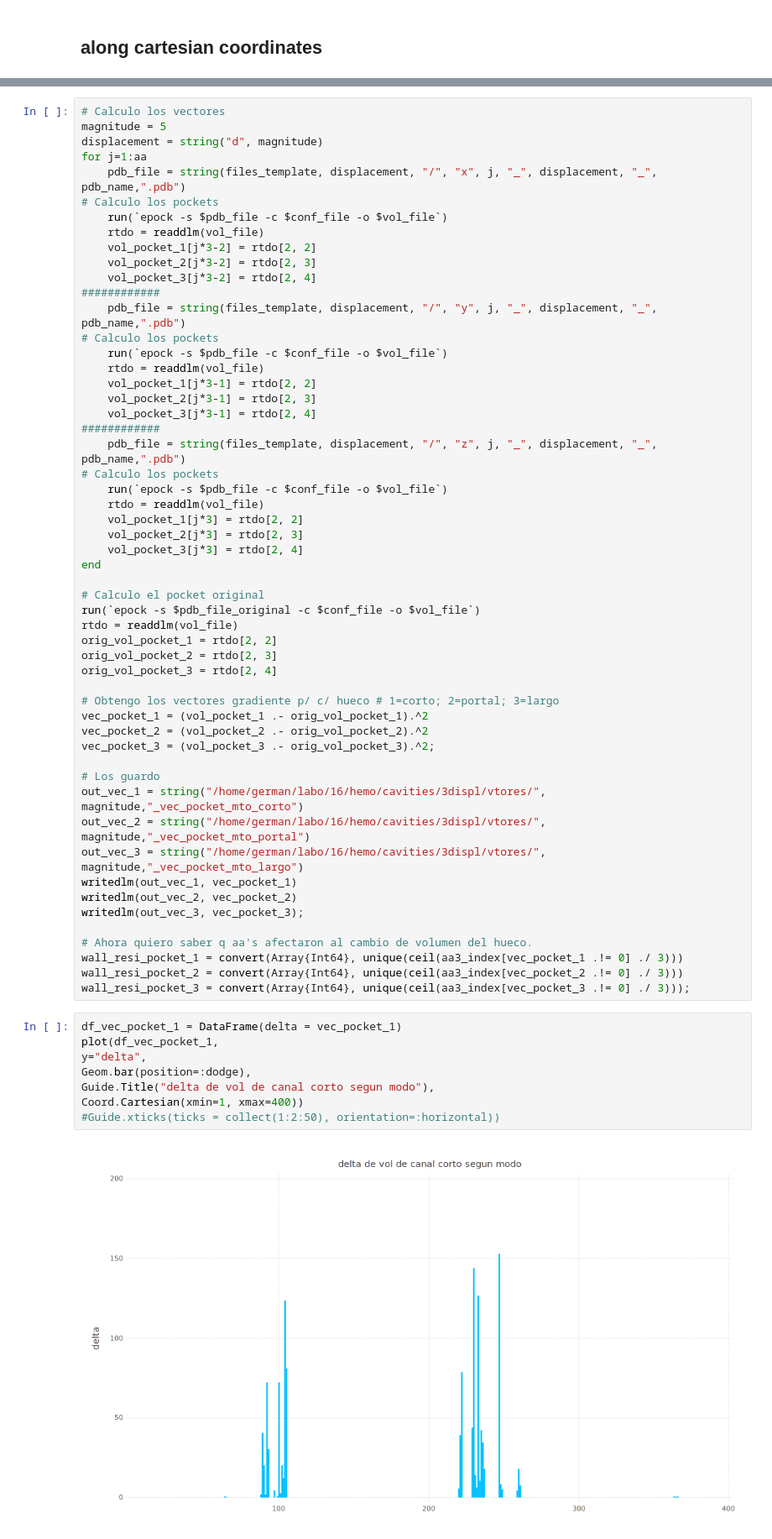
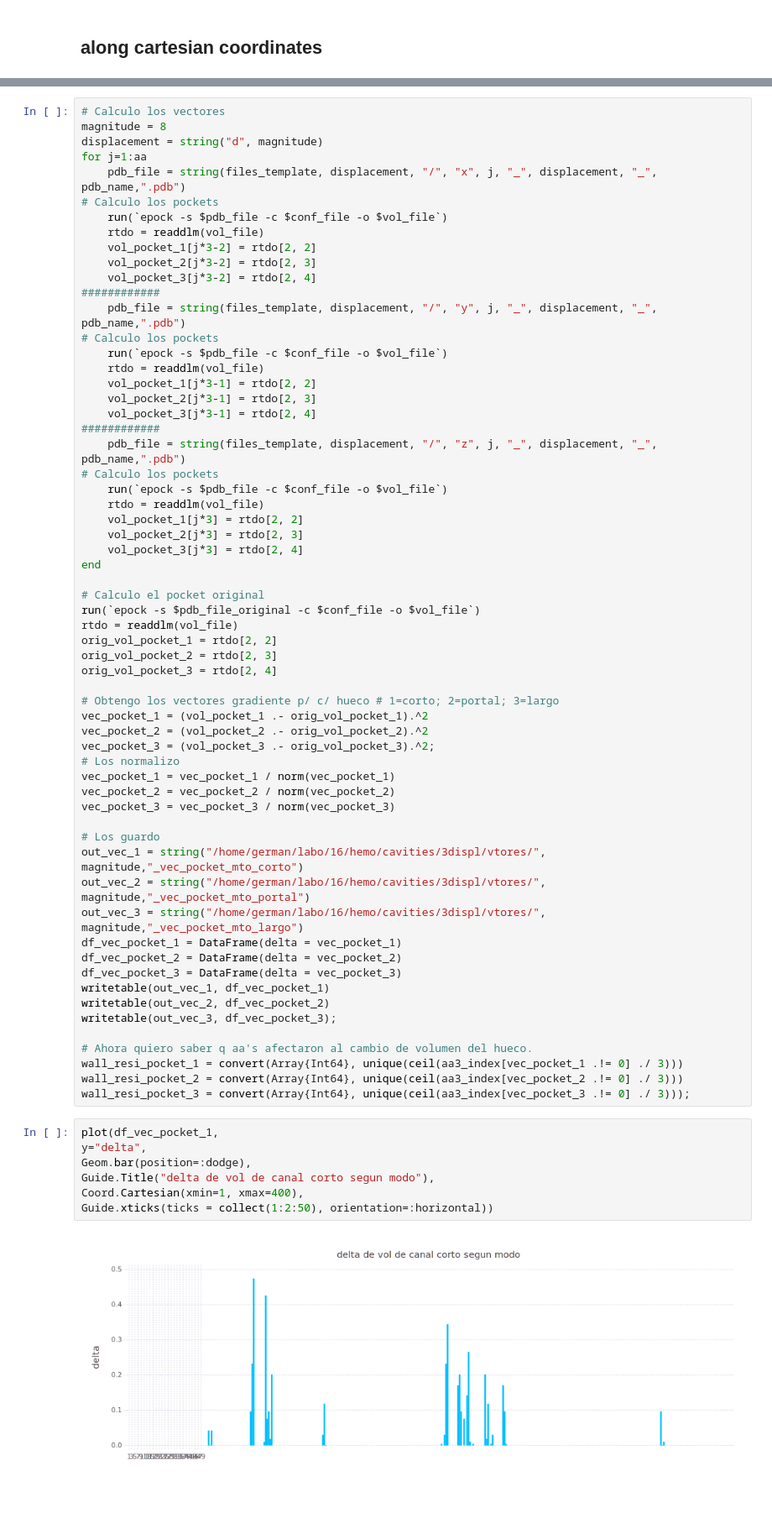
Before and after one commit to pgbarletta/hemo, a Jupyter notebook: src/gradient.ipynb, the cells around one changed output, grey strips where cells are left out. Shown at 84% size. Drawn from its saved outputs; the diff is of its cells as text; blank space fills up the shorter version.

```diff
--- a/src/gradient.ipynb
+++ b/src/gradient.ipynb
@@ -286,7 +333,7 @@ for magnitude in [1 3 5 8]
 end
 # %%
 # Calculo los vectores
-magnitude = 5
+magnitude = 8
 displacement = string("d", magnitude)
 for j=1:aa
     pdb_file = string(files_template, displacement, "/", "x", j, "_", displacement, "_", pdb_name,".pdb")
@@ -325,27 +372,33 @@ orig_vol_pocket_3 = rtdo[2, 4]
 vec_pocket_1 = (vol_pocket_1 .- orig_vol_pocket_1).^2
 vec_pocket_2 = (vol_pocket_2 .- orig_vol_pocket_2).^2
 vec_pocket_3 = (vol_pocket_3 .- orig_vol_pocket_3).^2;
+# Los normalizo
+vec_pocket_1 = vec_pocket_1 / norm(vec_pocket_1)
+vec_pocket_2 = vec_pocket_2 / norm(vec_pocket_2)
+vec_pocket_3 = vec_pocket_3 / norm(vec_pocket_3)
 
 # Los guardo
 out_vec_1 = string("/home/german/labo/16/hemo/cavities/3displ/vtores/", magnitude,"_vec_pocket_mto_corto")
 out_vec_2 = string("/home/german/labo/16/hemo/cavities/3displ/vtores/", magnitude,"_vec_pocket_mto_portal")
 out_vec_3 = string("/home/german/labo/16/hemo/cavities/3displ/vtores/", magnitude,"_vec_pocket_mto_largo")
-writedlm(out_vec_1, vec_pocket_1)
-writedlm(out_vec_2, vec_pocket_2)
-writedlm(out_vec_3, vec_pocket_3);
+df_vec_pocket_1 = DataFrame(delta = vec_pocket_1)
+df_vec_pocket_2 = DataFrame(delta = vec_pocket_2)
+df_vec_pocket_3 = DataFrame(delta = vec_pocket_3)
+writetable(out_vec_1, df_vec_pocket_1)
+writetable(out_vec_2, df_vec_pocket_2)
+writetable(out_vec_3, df_vec_pocket_3);
 
 # Ahora quiero saber q aa's afectaron al cambio de volumen del hueco.
 wall_resi_pocket_1 = convert(Array{Int64}, unique(ceil(aa3_index[vec_pocket_1 .!= 0] ./ 3)))
 wall_resi_pocket_2 = convert(Array{Int64}, unique(ceil(aa3_index[vec_pocket_2 .!= 0] ./ 3)))
 wall_resi_pocket_3 = convert(Array{Int64}, unique(ceil(aa3_index[vec_pocket_3 .!= 0] ./ 3)));
 # %%
-df_vec_pocket_1 = DataFrame(delta = vec_pocket_1)
 plot(df_vec_pocket_1,
 y="delta",
 Geom.bar(position=:dodge),
 Guide.Title("delta de vol de canal corto segun modo"),
-Coord.Cartesian(xmin=1, xmax=400))
-#Guide.xticks(ticks = collect(1:2:50), orientation=:horizontal))
+Coord.Cartesian(xmin=1, xmax=400),
+Guide.xticks(ticks = collect(1:2:50), orientation=:horizontal))
 # %% [output]
-[figure, old version]
+[figure, new version]
 # %%
```
Also changed, not shown: parts of 28 cells of this notebook, 24 other files.
